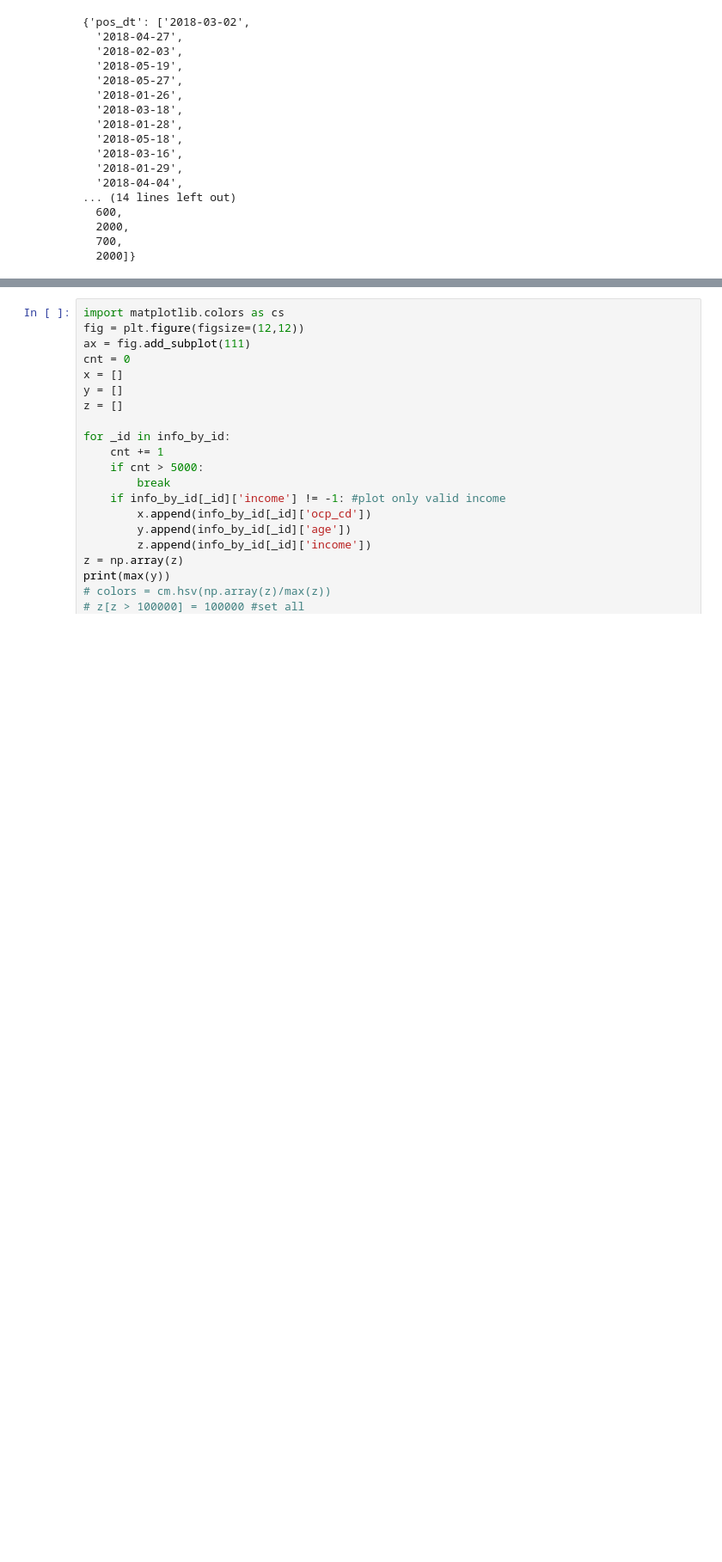
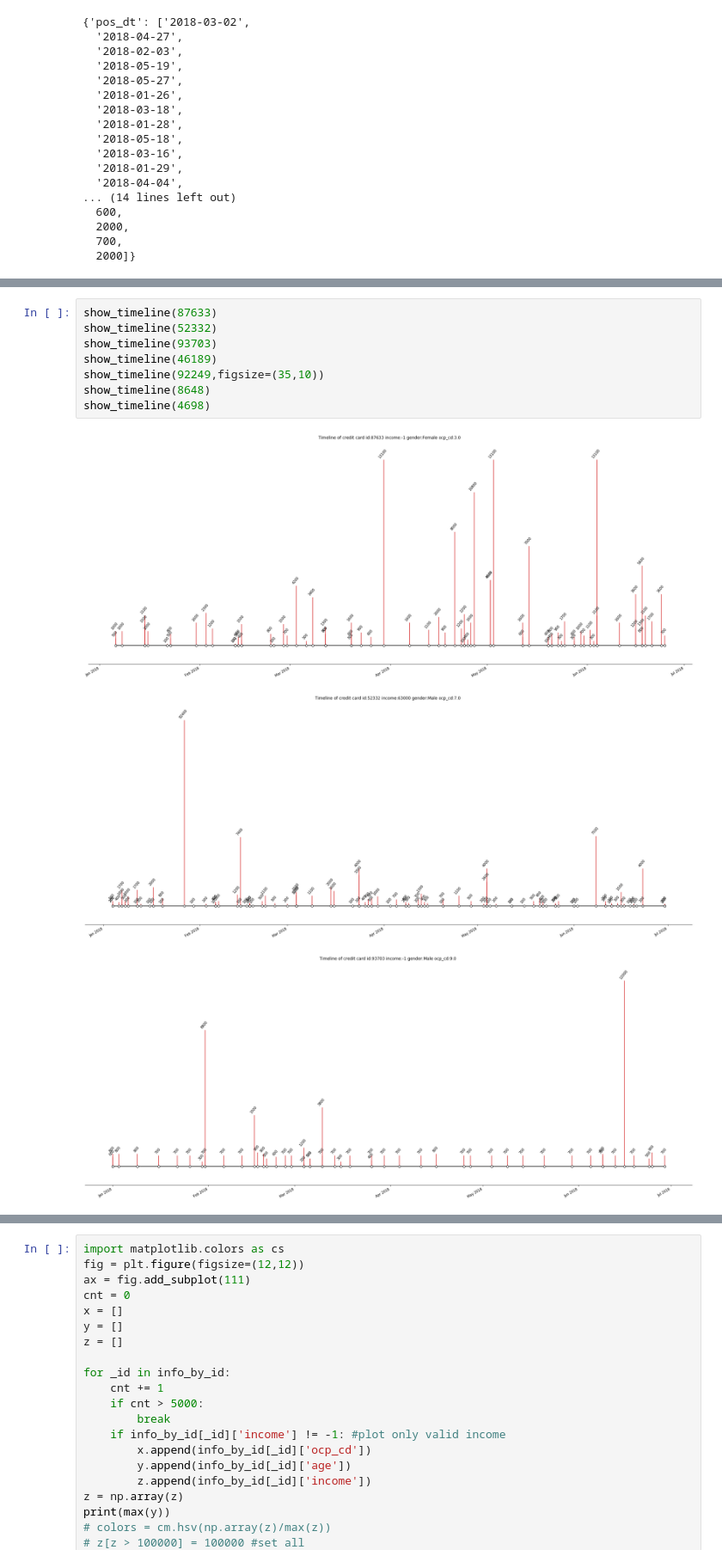
Before and after one commit to thanit456/techjam_2019, a Jupyter notebook: data_pack/Dai.ipynb, the cells around one changed output, grey strips where cells are left out. Shown at 86% size. Cells and saved outputs as stored; diff of their text form; blank space fills up the shorter version.

```diff
--- a/data_pack/Dai.ipynb
+++ b/data_pack/Dai.ipynb
@@ -309,3 +332,15 @@ def show_timeline(ccn):
 
     ax.margins(y=0.1)
     plt.show()
+# %%
+show_timeline(87633)
+show_timeline(52332)
+show_timeline(93703)
+show_timeline(46189)
+show_timeline(92249,figsize=(35,10))
+show_timeline(8648)
+show_timeline(4698)
+# %% [output]
+[figure, added]
+[figure, added]
+[figure, added]
```
Also changed, not shown: parts of 13 cells of this notebook.
